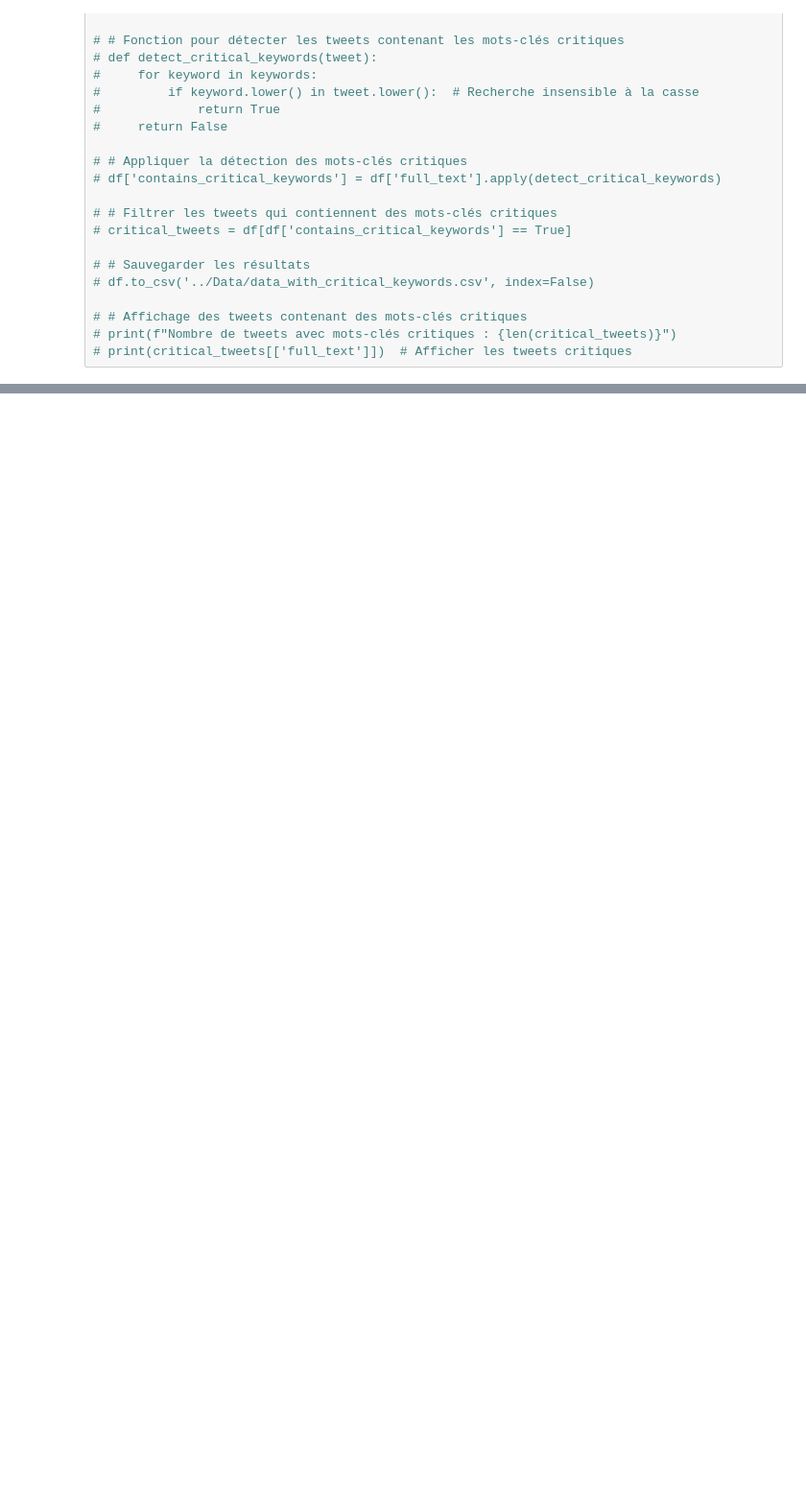
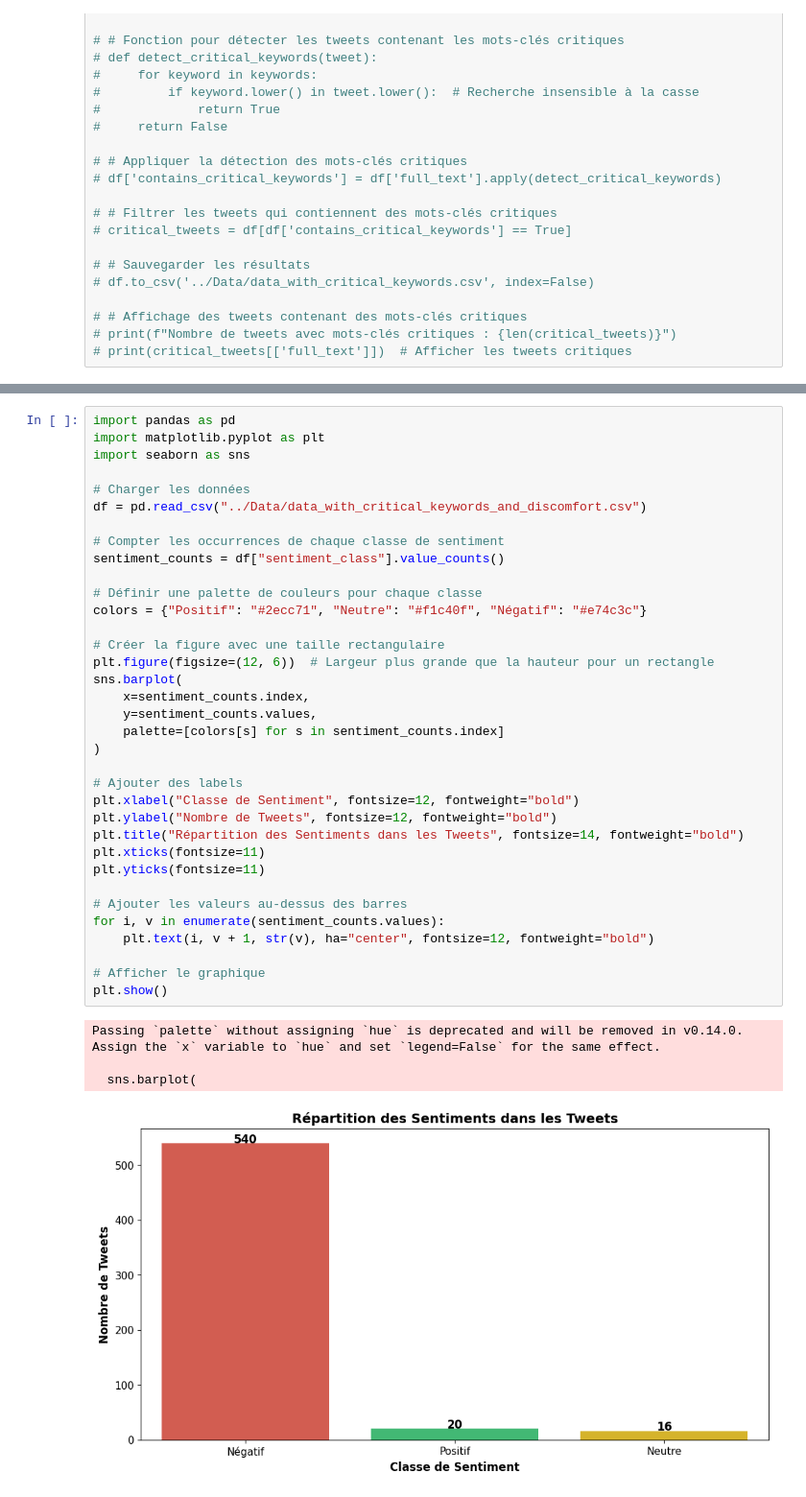
Before and after one commit to Ilyes360/engie, a Jupyter notebook: KPI/scripts.ipynb, the cells around one changed output, grey strips where cells are left out. Shown at 96% size. Cells and saved outputs as stored; diff of their text form; blank space fills up the shorter version.

```diff
--- a/KPI/scripts.ipynb
+++ b/KPI/scripts.ipynb
@@ -186,0 +187,40 @@ Nombre de tweets avec mots-clés critiques : 137
+# %%
+import pandas as pd
+import matplotlib.pyplot as plt
+import seaborn as sns
+
+# Charger les données
+df = pd.read_csv("../Data/data_with_critical_keywords_and_discomfort.csv")
+
+# Compter les occurrences de chaque classe de sentiment
+sentiment_counts = df["sentiment_class"].value_counts()
+
+# Définir une palette de couleurs pour chaque classe
+colors = {"Positif": "#2ecc71", "Neutre": "#f1c40f", "Négatif": "#e74c3c"}
+
+# Créer la figure avec une taille rectangulaire
+plt.figure(figsize=(12, 6))  # Largeur plus grande que la hauteur pour un rectangle
+sns.barplot(
+    x=sentiment_counts.index,
+    y=sentiment_counts.values,
+    palette=[colors[s] for s in sentiment_counts.index]
+)
+
+# Ajouter des labels
+plt.xlabel("Classe de Sentiment", fontsize=12, fontweight="bold")
+plt.ylabel("Nombre de Tweets", fontsize=12, fontweight="bold")
+plt.title("Répartition des Sentiments dans les Tweets", fontsize=14, fontweight="bold")
+plt.xticks(fontsize=11)
+plt.yticks(fontsize=11)
+
+# Ajouter les valeurs au-dessus des barres
+for i, v in enumerate(sentiment_counts.values):
+    plt.text(i, v + 1, str(v), ha="center", fontsize=12, fontweight="bold")
+
+# Afficher le graphique
+plt.show()
+# %% [output]
+Passing `palette` without assigning `hue` is deprecated and will be removed in v0.14.0. Assign the `x` variable to `hue` and set `legend=False` for the same effect.
+
+  sns.barplot(
+[figure, added]
```
Also changed, not shown: parts of 2 cells of this notebook, 5 other files.
